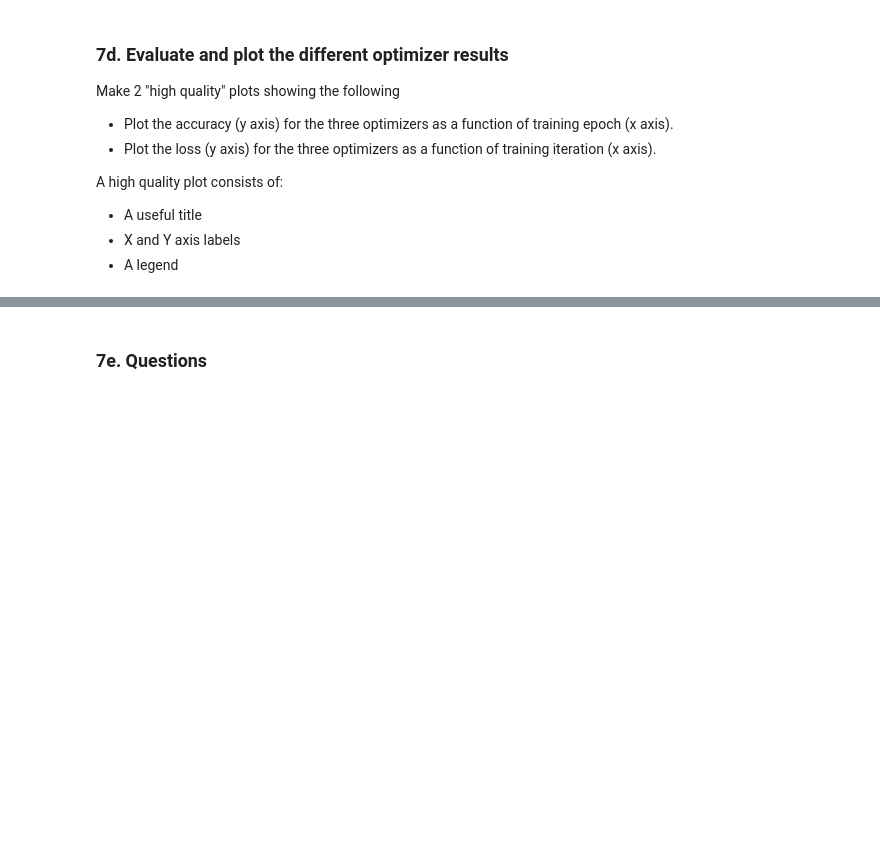
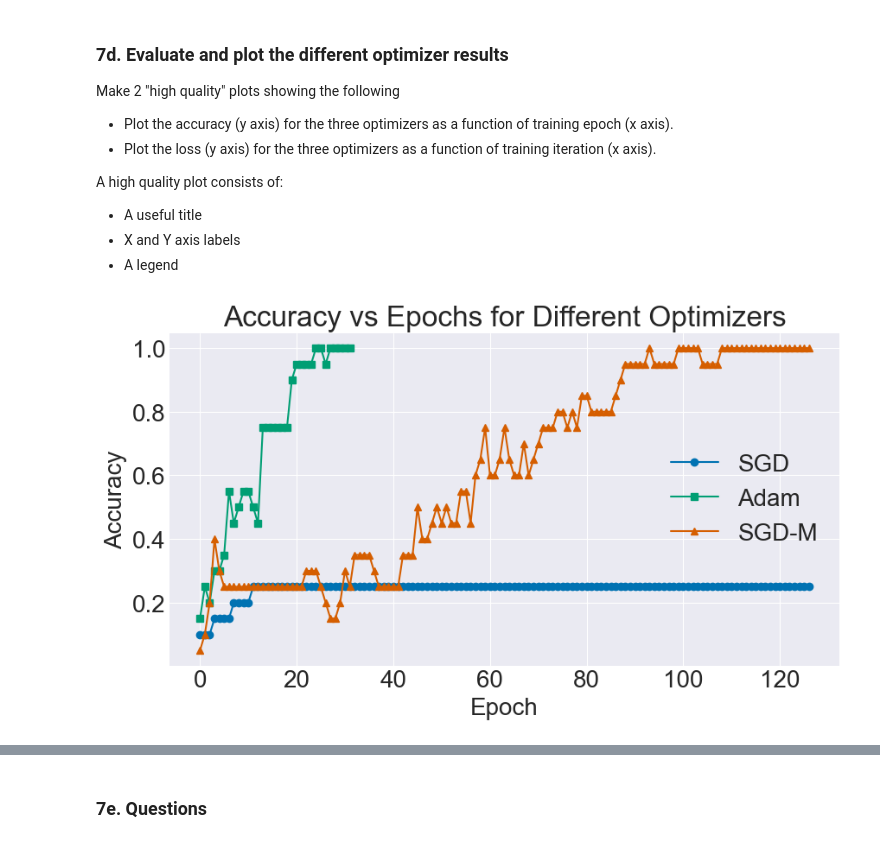
Before and after one commit to ngoclinhp842/cnn_with_stl10, a Jupyter notebook: project3/optimize_and_train_cnn.ipynb, the cells around one changed output, grey strips where cells are left out. Drawn from its saved outputs; the diff is of its cells as text; code cells hidden in the pictures; blank space fills up the shorter version.

```diff
--- a/project3/optimize_and_train_cnn.ipynb
+++ b/project3/optimize_and_train_cnn.ipynb
@@ -267,0 +262,10 @@ Training convolutional networks is notoriously computationally intensive. If you
+# %%
+# Create 3 different ConvNet4 networks
+net1 = ConvNet4(input_shape=(3, 16, 16), n_classes=10, wt_scale=1e-2, verbose=False)
+net2 = ConvNet4(input_shape=(3, 16, 16), n_classes=10, wt_scale=1e-2, verbose=False)
+net3 = ConvNet4(input_shape=(3, 16, 16), n_classes=10, wt_scale=1e-2, verbose=False)
+# %%
+# Adam
+# Compilet net1 with Adam optimizer
+net1.compile(optimizer_name='adam', lr=1e-2)
+loss_history_adam, train_acc_history_adam, val_acc_adam = net1.fit(x_dev, y_dev, x_val, y_val, mini_batch_sz = 15, n_epochs=50, acc_freq=2, print_every=6)
@@ -267,0 +290,6 @@ Training convolutional networks is notoriously computationally intensive. If you
+# %%
+# SGD-M
+
+# Compilet net2 with SGD-M optimizer
+net2.compile(optimizer_name='sgd_momentum', lr=1e-2)
+loss_sgd_m, accuracy_sgd_m, val_acc_sgd_m = net2.fit(x_dev, y_dev, x_val, y_val, mini_batch_sz = 15, n_epochs=50, acc_freq=2, print_every=6)
@@ -267,0 +314,6 @@ Training convolutional networks is notoriously computationally intensive. If you
+# %%
+# SGD
+
+# Compilet net3 with SGD optimizer
+net3.compile(optimizer_name='sgd', lr=1e-2)
+loss_sgd, accuracy_sgd, validation_acc_history_sgd = net3.fit(x_dev, y_dev, x_val, y_val, mini_batch_sz = 15, n_epochs=50, acc_freq=2, print_every=6)
@@ -283,0 +350,15 @@ A high quality plot consists of:
+# %%
+# Plot 1: Accuracy vs Epochs for Three Optimizers
+plt.figure(figsize=(10, 5))
+
+plt.plot(accuracy_sgd, label="SGD", marker='o')
+plt.plot(train_acc_history_adam, label="Adam", marker='s')
+plt.plot(accuracy_sgd_m, label="SGD-M", marker='^')
+plt.title("Accuracy vs Epochs for Different Optimizers")
+plt.xlabel("Epoch")
+plt.ylabel("Accuracy")
+plt.legend()
+plt.grid(True)
+plt.show()
+# %% [output]
+[figure, added]
```
Also changed, not shown: parts of 18 cells of this notebook, 3 other files.
